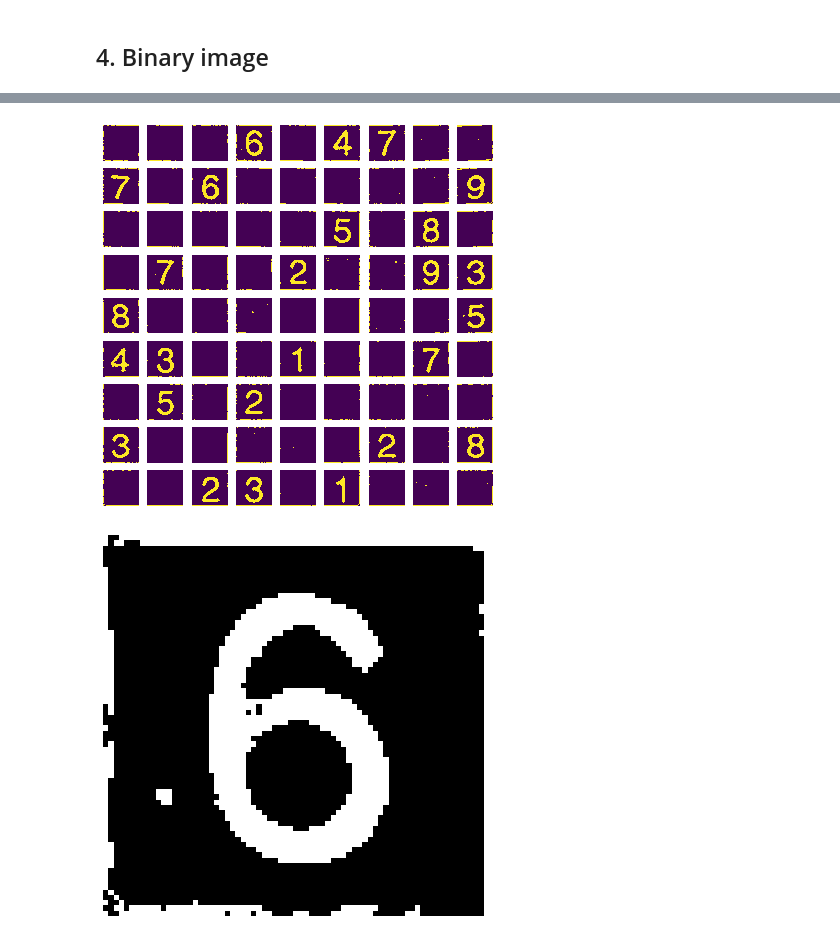
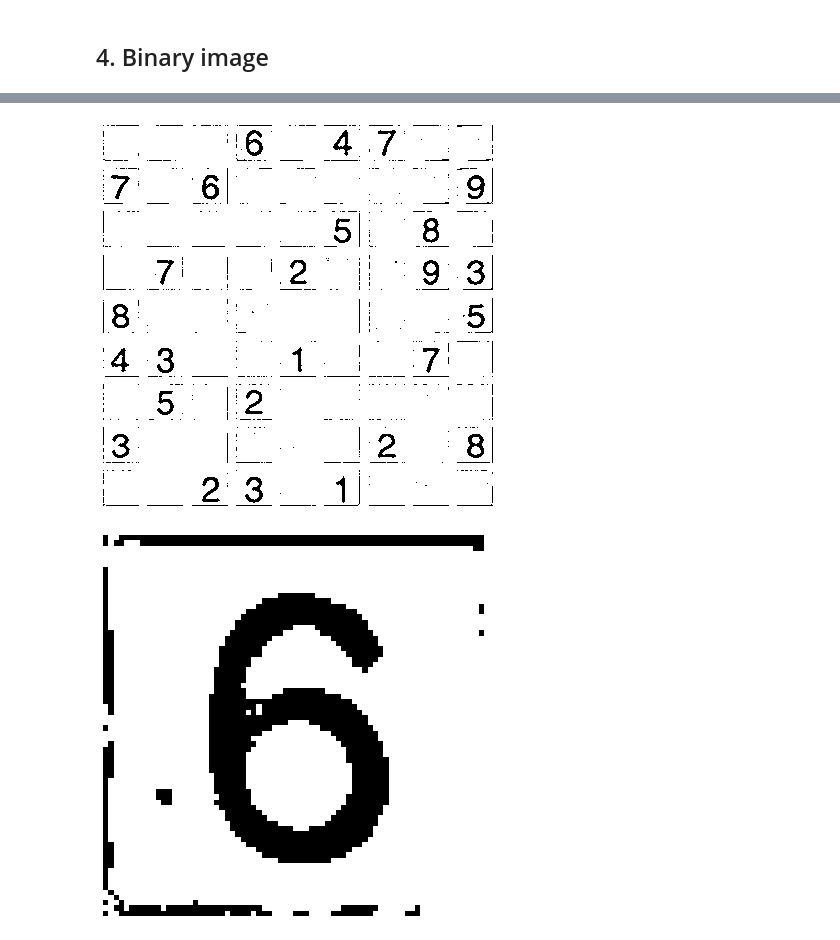
Before and after one commit to James-Leslie/OCR, a Jupyter notebook: sudoku-solver/sudoku_solver.ipynb, the cells around one changed output, grey strips where cells are left out. Drawn from its saved outputs; the diff is of its cells as text; code cells hidden in the pictures.

Commit message:
inverted final threshold to black digits, white background

```diff
--- a/sudoku-solver/sudoku_solver.ipynb
+++ b/sudoku-solver/sudoku_solver.ipynb
@@ -211,38 +212,39 @@ def get_cell(img, tol=0):
     x1, y1 = coords.max(axis=0) + 1   # slices are exclusive at the top
 
     # Get the contents of the bounding box.
     cropped = image[x0:x1, y0:y1]
     resized = cv2.resize(cropped, (72, 72))
     blur = cv2.medianBlur(resized, 7)
-    thresh = cv2.adaptiveThreshold(cv2.cvtColor(blur, cv2.COLOR_BGR2GRAY), 255, 1, 1, 11, 2)
+    thresh = cv2.adaptiveThreshold(cv2.cvtColor(blur, cv2.COLOR_BGR2GRAY), 255, cv2.ADAPTIVE_THRESH_GAUSSIAN_C, cv2.THRESH_BINARY, 11, 2)
+#     thresh = cv2.adaptiveThreshold(cv2.cvtColor(blur, cv2.COLOR_BGR2GRAY), 255, 1, 1, 11, 2)
     return thresh
 
 grid = []
 
 # Iterate through each box
 for row in sudoku_rows:
     grid_row = []
     for c in row:
         mask = np.zeros(image.shape, dtype=np.uint8)
         cv2.drawContours(mask, [c], -1, (255,255,255), -1)
         result = cv2.bitwise_and(image, mask)
         result = get_cell(result)
         grid_row.append(result)
     grid.append(grid_row)
 
 grid = np.array(grid)
 grid.shape
 
 fig, axs = plt.subplots(9,9)
 
 for i in range(9):
     for j in range(9):
-        axs[i,j].imshow(grid[i,j])
+        axs[i,j].imshow(cv2.cvtColor(grid[i,j], cv2.COLOR_BGR2RGB))
         axs[i,j].axis('off')
 # %% [output]
-[figure, old version]
+[figure, new version]
 # %%
 # show item in row 1, col 4
 imshow(grid[0,3], axis=False)
 # %% [output]
-[figure, old version]
+[figure, new version]
```
Also changed, not shown: parts of 10 cells of this notebook, 1 other file.
